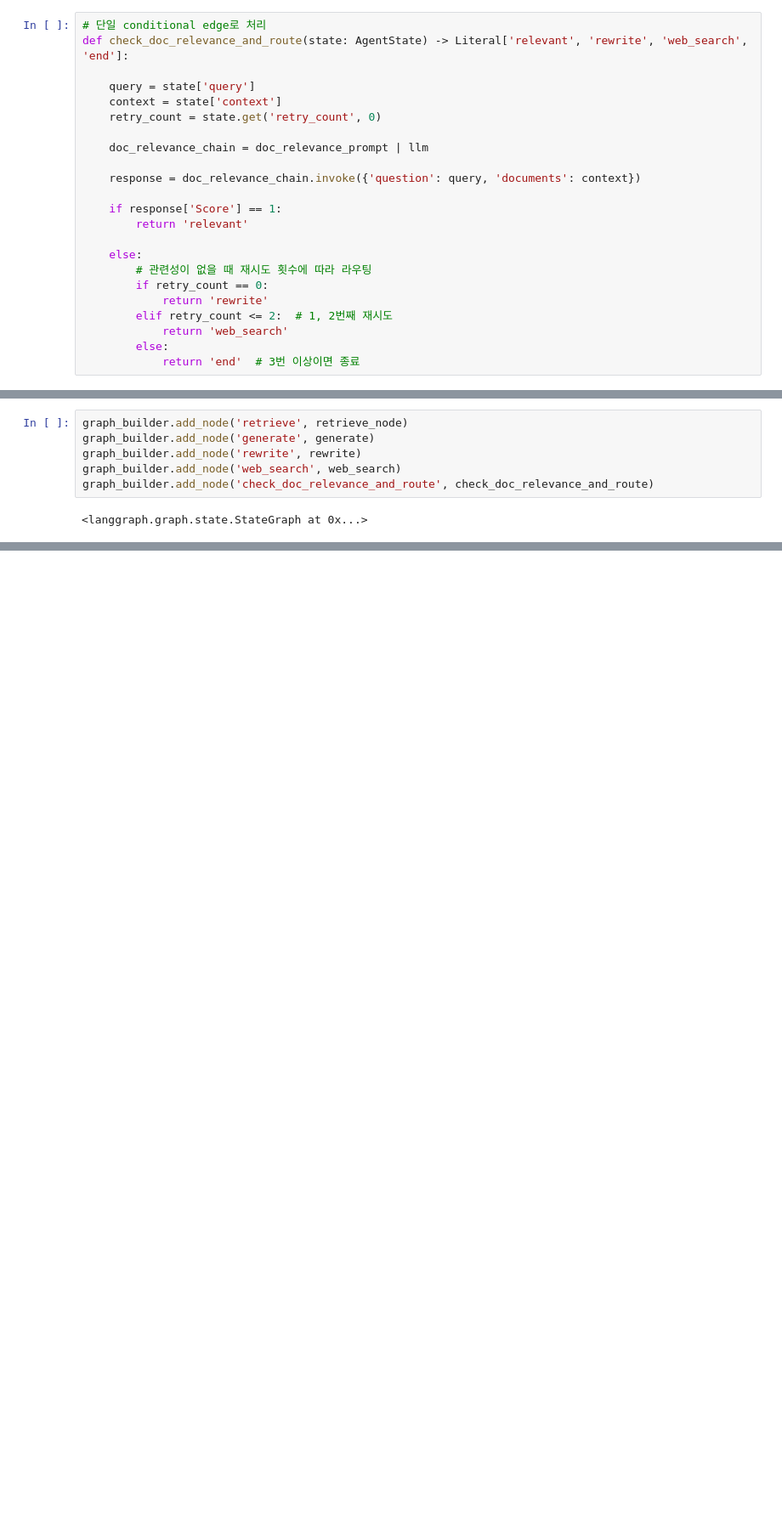
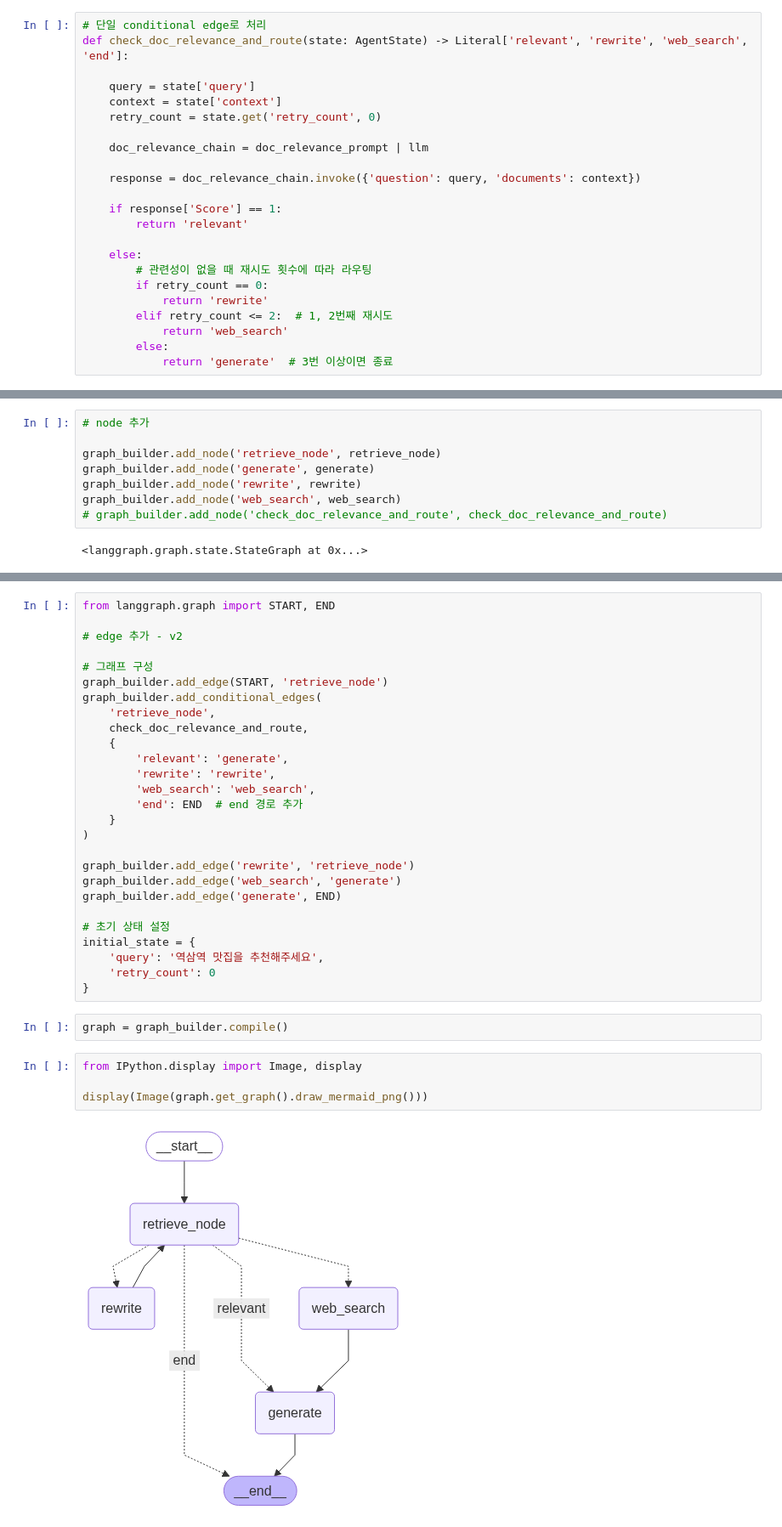
Before and after one commit to sisca77/LLM_Auto_lecture, a Jupyter notebook: 6_Corrective_Rag.ipynb, the cells around one changed output, grey strips where cells are left out. Shown: that part at 85% size. Cells and saved outputs as stored; diff of their text form; blank space fills up the shorter version.

```diff
--- a/6_Corrective_Rag.ipynb
+++ b/6_Corrective_Rag.ipynb
@@ -209,14 +219,16 @@ def check_doc_relevance_and_route(state: AgentState) -> Literal['relevant', 'rew
         elif retry_count <= 2:  # 1, 2번째 재시도
             return 'web_search'
         else:
-            return 'end'  # 3번 이상이면 종료
+            return 'generate'  # 3번 이상이면 종료
 # %%
 graph_builder = StateGraph(AgentState)
 # %%
-graph_builder.add_node('retrieve', retrieve_node)
+# node 추가
+
+graph_builder.add_node('retrieve_node', retrieve_node)
 graph_builder.add_node('generate', generate)
 graph_builder.add_node('rewrite', rewrite)
 graph_builder.add_node('web_search', web_search)
-graph_builder.add_node('check_doc_relevance_and_route', check_doc_relevance_and_route)
+# graph_builder.add_node('check_doc_relevance_and_route', check_doc_relevance_and_route)
 # %% [output]
 <langgraph.graph.state.StateGraph at 0x...>
@@ -222,0 +257,35 @@ graph_builder.add_node('check_doc_relevance_and_route', check_doc_relevance_and_
+# %%
+from langgraph.graph import START, END
+
+# edge 추가 - v2
+
+# 그래프 구성
+graph_builder.add_edge(START, 'retrieve_node')
+graph_builder.add_conditional_edges(
+    'retrieve_node',
+    check_doc_relevance_and_route,
+    {
+        'relevant': 'generate',
+        'rewrite': 'rewrite',
+        'web_search': 'web_search',
+        'end': END  # end 경로 추가
+    }
+)
+
+graph_builder.add_edge('rewrite', 'retrieve_node')
+graph_builder.add_edge('web_search', 'generate')
+graph_builder.add_edge('generate', END)
+
+# 초기 상태 설정
+initial_state = {
+    'query': '역삼역 맛집을 추천해주세요',
+    'retry_count': 0
+}
+# %%
+graph = graph_builder.compile()
+# %%
+from IPython.display import Image, display
+
+display(Image(graph.get_graph().draw_mermaid_png()))
+# %% [output]
+[figure, added]
```
Also changed, not shown: parts of 10 cells of this notebook, 1 other file.
